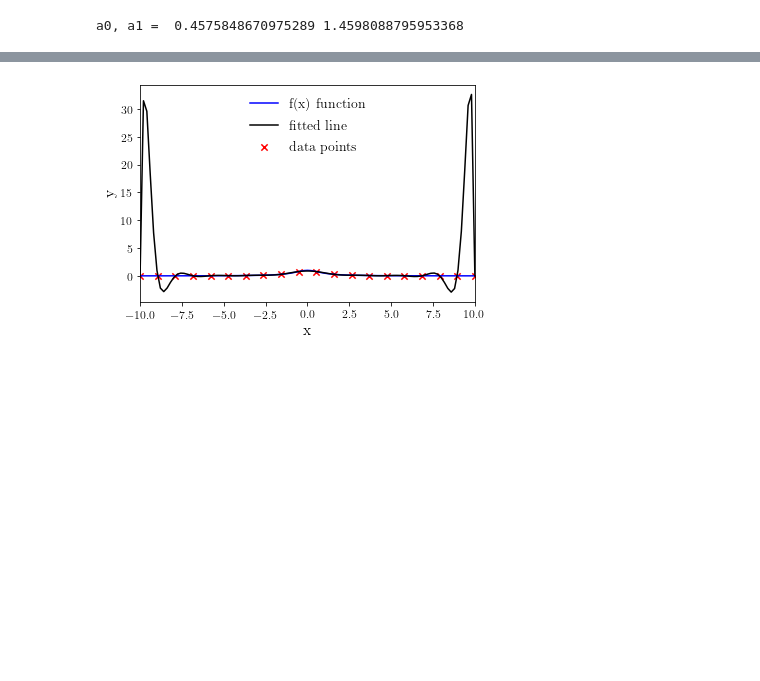
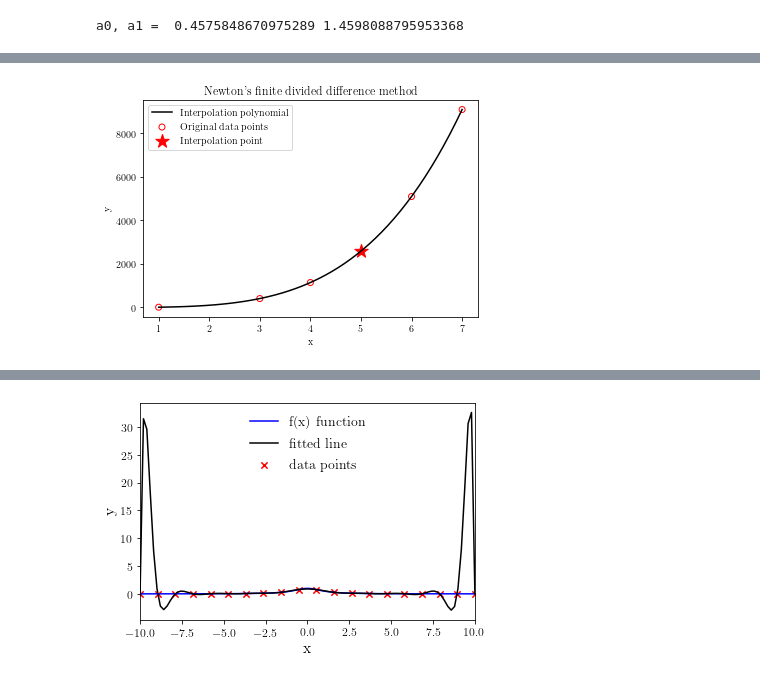
Before and after one commit to psu-efd/Computing-in-CEE, a Jupyter notebook: chapter_3_interpolation_curve_fitting/curve_fitting.ipynb, the cells around one changed output, grey strips where cells are left out. Saved outputs shown, nothing was run; the diff lists cells and outputs as text; code cells hidden in the pictures; blank space fills up the shorter version.

```diff
--- a/chapter_3_interpolation_curve_fitting/curve_fitting.ipynb
+++ b/chapter_3_interpolation_curve_fitting/curve_fitting.ipynb
@@ -1068,0 +994,87 @@ Value at  7 is  13.47
+# %%
+import numpy as np
+import matplotlib.pyplot as plt
+
+plt.rc('text', usetex=True)  #allow the use of Latex for math expressions and equations
+plt.rc('font', family='serif') #specify the default font family to be "serif"
+
+# calculate b coefficients for divided difference method
+def calc_b_coeffs_divided_difference(x, y, n):
+    #start at the second column and go forward to column n-1
+    for m in range(1, n):
+        for j in range(n - m):
+            y[j][m] = ((y[j][m - 1] - y[j + 1][m - 1]) / (x[j] - x[m + j]))
+
+    #get the first row which has the b coefficients
+    b = y[0]
+
+    return b
+
+# calculate the product b_i*(x-x0)(x-x1)...(x-x_{i-1})
+def calc_product(i, x_value, xs_given, b_i):
+    if i==0:
+        return b_i
+    else:
+        product = 1.0
+        for j in range(i):
+            product = product * (x_value - xs_given[j])
+
+        return b_i*product
+
+
+# perform interploation with the divided difference method
+# Assume the b coefficients have already been calculated here.
+def interpolate_divided_difference(x_value, x, b, n):
+    y_value = b[0]
+
+    for i in range(1, n):
+        y_value = y_value + calc_product(i, x_value, x, b[i])
+
+    return y_value;
+
+
+# number of provided data points for interpolation
+n = 5
+
+# x valudes for the provided data points
+x = [ 1, 3, 4, 6, 7 ];
+
+# y array is for both y values of provided
+# data points (the first column y[][0]) and the calculated divided difference
+# table (the rest of the columns).
+y = np.zeros([n,n])
+
+# The first column of y array stores the y values of provided data points
+y[0][0] = 9
+y[1][0] = 407
+y[2][0] = 1143
+y[3][0] = 5099
+y[4][0] = 9099
+
+# calculating b coefficients for the divided difference method
+b = calc_b_coeffs_divided_difference(x, y, n)
+#print(b)
+
+# value to be interpolated at
+x_value = 5.0
+y_value = round(interpolate_divided_difference(x_value, x, b, n), 2)
+# printing the value
+print("Interpolated value at x = ", x_value, "is y = ", y_value)
+
+#plot the original data points, fitted polynomial, and the interpolated point
+plt.scatter(x,y[:,0], marker = 'o', facecolors='none', edgecolors='r', label='Original data points')  #make a scatter plot with the loaded data
+plt.scatter(x_value,y_value, c="r", s=200, marker = '*', label='Interpolation point')
+
+x_fit = np.linspace(1,7,50)
+y_fit = np.zeros(50)
+for i in range(50):
+    y_fit[i] = interpolate_divided_difference(x_fit[i], x, b, n)
+
+plt.plot(x_fit,y_fit,c='k',label="Interpolation polynomial")
+
+plt.xlabel('x')
+plt.ylabel('y')
+plt.title("Newton's finite divided difference method")
+plt.legend()
+plt.show()
+# %% [output]
@@ -1069,3 +1082,4 @@ Value at  7 is  13.47
+[figure, added]
 # %% [markdown]
 #### Lagrange polynomial interpolation
 
```
Also changed, not shown: parts of 2 cells of this notebook, 22 other files.
